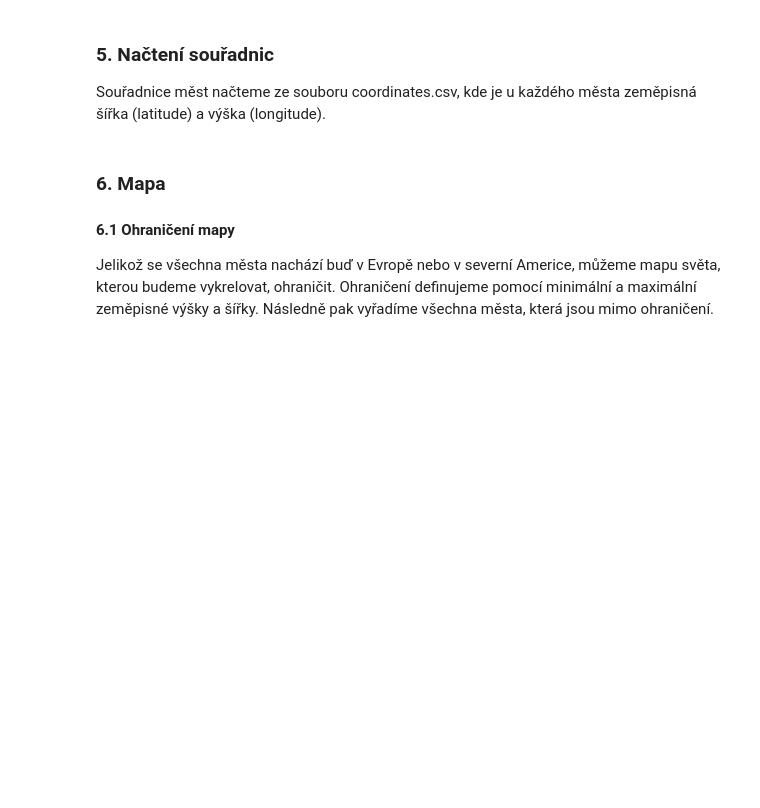
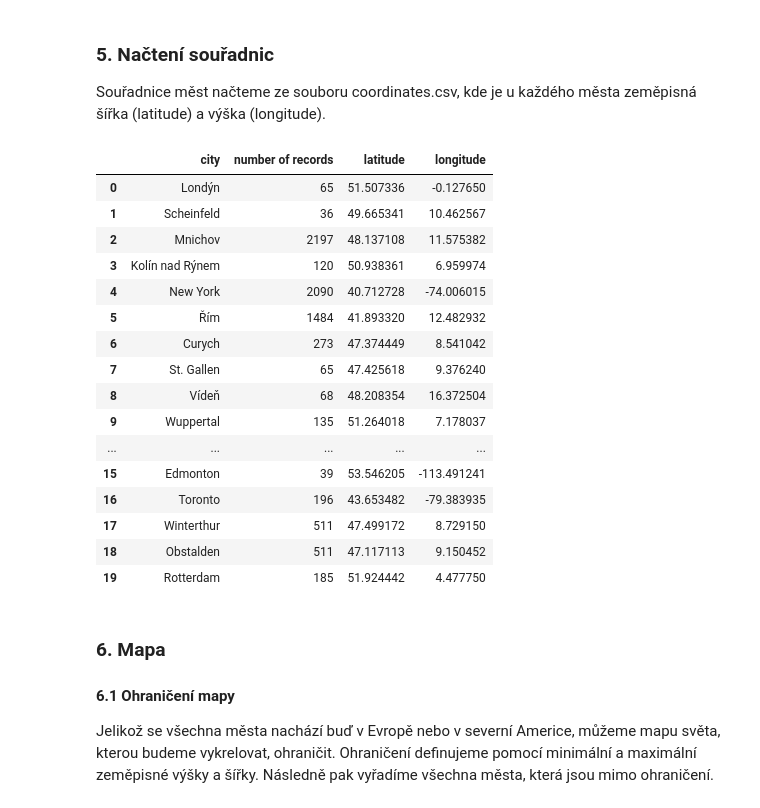
Before and after one commit to panuscha/DH-data-process, a Jupyter notebook: display_maps.ipynb, the cells around one changed output. Drawn from its saved outputs; the diff is of its cells as text; code cells hidden in the pictures; blank space fills up the shorter version.

```diff
--- a/display_maps.ipynb
+++ b/display_maps.ipynb
@@ -313,12 +282,32 @@ Souřadnice měst načteme ze souboru coordinates.csv, kde je u každého města
 # %%
 # Nacteme souradnice ze souboru
 df_coordinates = pd.read_csv('data/coordinates.csv')
 
 # Prejmenujeme sloupce
 df_coordinates.columns = ['city','latitude', 'longitude']
 
 # Spojime tabulky dohromady
 points_df = pd.merge(cities_df, df_coordinates)
+
+points_df
+# %% [output]
+|  | city | number of records | latitude | longitude |
+| 0 | Londýn | 65 | 51.507336 | -0.127650 |
+| 1 | Scheinfeld | 36 | 49.665341 | 10.462567 |
+| 2 | Mnichov | 2197 | 48.137108 | 11.575382 |
+| 3 | Kolín nad Rýnem | 120 | 50.938361 | 6.959974 |
+| 4 | New York | 2090 | 40.712728 | -74.006015 |
+| 5 | Řím | 1484 | 41.893320 | 12.482932 |
+| 6 | Curych | 273 | 47.374449 | 8.541042 |
+| 7 | St. Gallen | 65 | 47.425618 | 9.376240 |
+| 8 | Vídeň | 68 | 48.208354 | 16.372504 |
+| 9 | Wuppertal | 135 | 51.264018 | 7.178037 |
+| ... | ... | ... | ... | ... |
+| 15 | Edmonton | 39 | 53.546205 | -113.491241 |
+| 16 | Toronto | 196 | 43.653482 | -79.383935 |
+| 17 | Winterthur | 511 | 47.499172 | 8.729150 |
+| 18 | Obstalden | 511 | 47.117113 | 9.150452 |
+| 19 | Rotterdam | 185 | 51.924442 | 4.477750 |
 # %% [markdown]
 ### 6. Mapa
 
```
Also changed, not shown: parts of 6 cells of this notebook, 3 other files.
